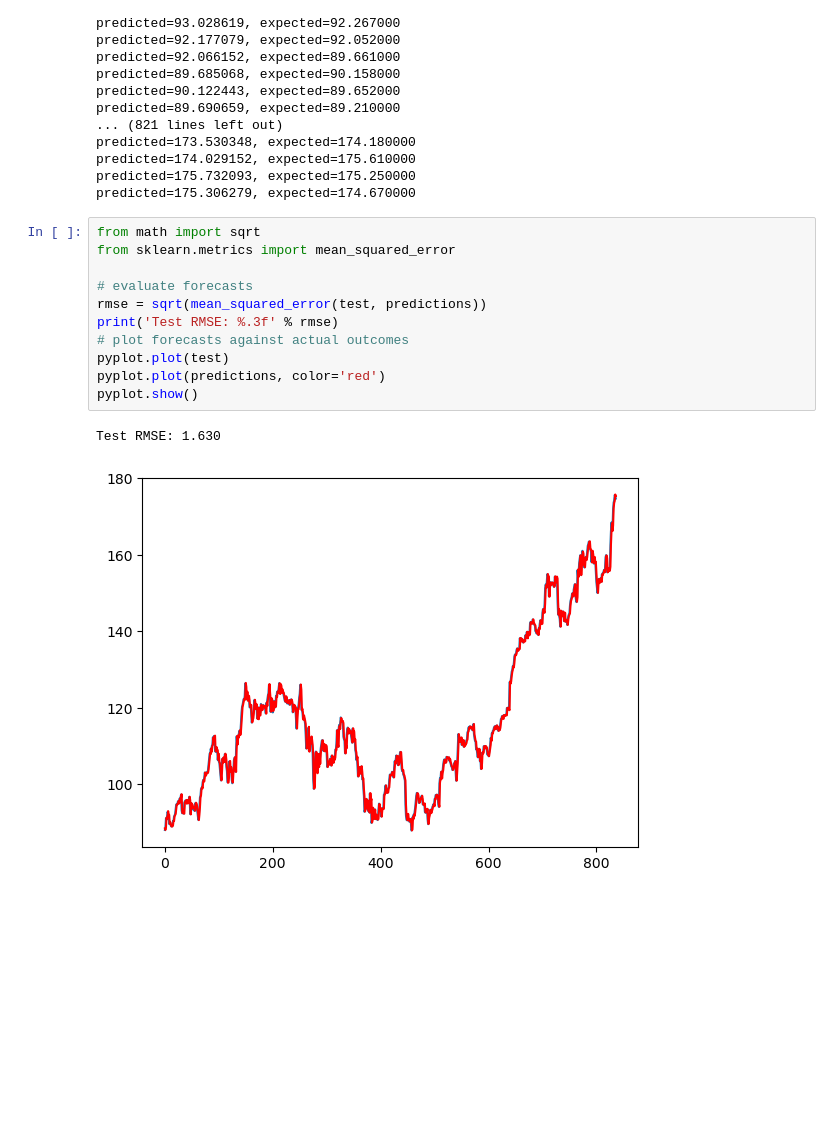
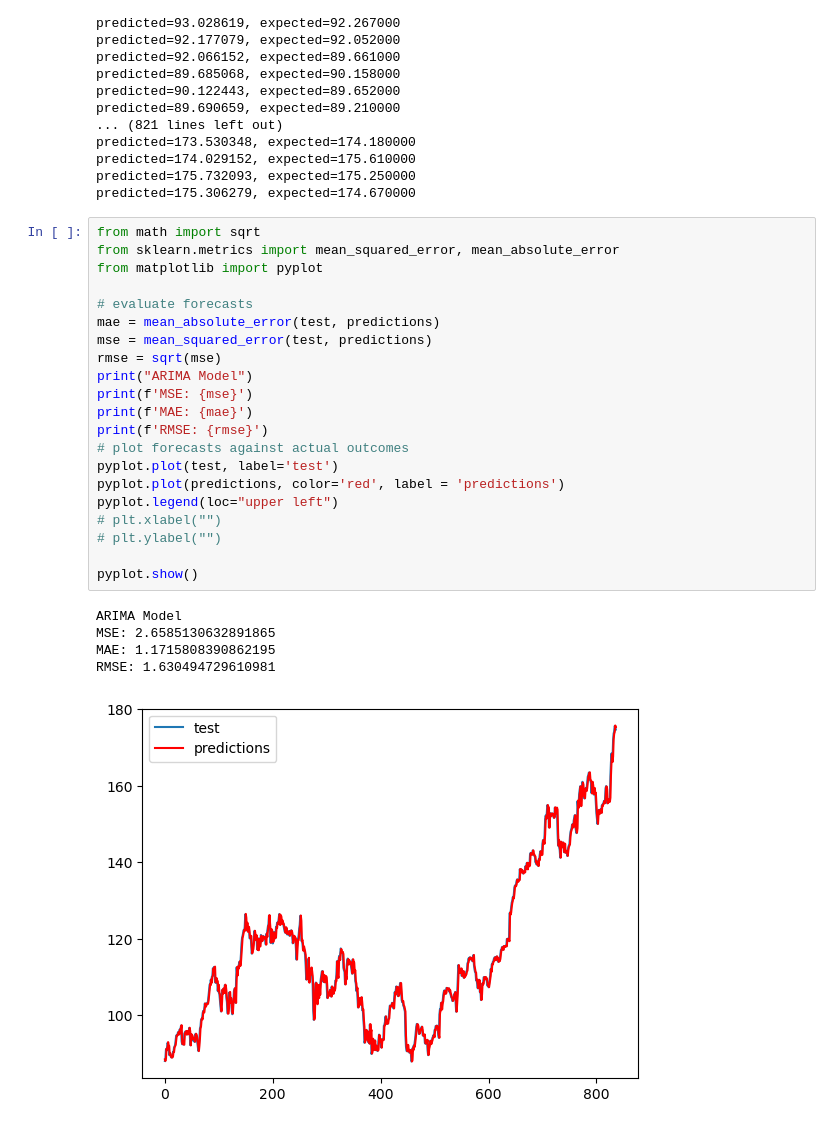
Before and after one commit to OwenKing2/CIS-3715-Final-Project, a Jupyter notebook: ARIMA Model.ipynb, the cells around one changed output. Cells and saved outputs as stored; diff of their text form; blank space fills up the shorter version.

Commit message:
Added graphing

```diff
--- a/ARIMA Model.ipynb
+++ b/ARIMA Model.ipynb
@@ -102,15 +102,28 @@ predicted=175.732093, expected=175.250000
 predicted=175.306279, expected=174.670000
 # %%
 from math import sqrt
-from sklearn.metrics import mean_squared_error
+from sklearn.metrics import mean_squared_error, mean_absolute_error
+from matplotlib import pyplot
 
 # evaluate forecasts
-rmse = sqrt(mean_squared_error(test, predictions))
-print('Test RMSE: %.3f' % rmse)
+mae = mean_absolute_error(test, predictions)
+mse = mean_squared_error(test, predictions)
+rmse = sqrt(mse)
+print("ARIMA Model")
+print(f'MSE: {mse}')
+print(f'MAE: {mae}')
+print(f'RMSE: {rmse}')
 # plot forecasts against actual outcomes
-pyplot.plot(test)
-pyplot.plot(predictions, color='red')
+pyplot.plot(test, label='test')
+pyplot.plot(predictions, color='red', label = 'predictions')
+pyplot.legend(loc="upper left")
+# plt.xlabel("")
+# plt.ylabel("")
+
 pyplot.show()
 # %% [output]
-Test RMSE: 1.630
+ARIMA Model
+MSE: 2.6585130632891865
+MAE: 1.1715808390862195
+RMSE: 1.630494729610981
-[figure, old version]
+[figure, new version]
```
Also changed, not shown: parts of 1 cell of this notebook, 2 other files.
